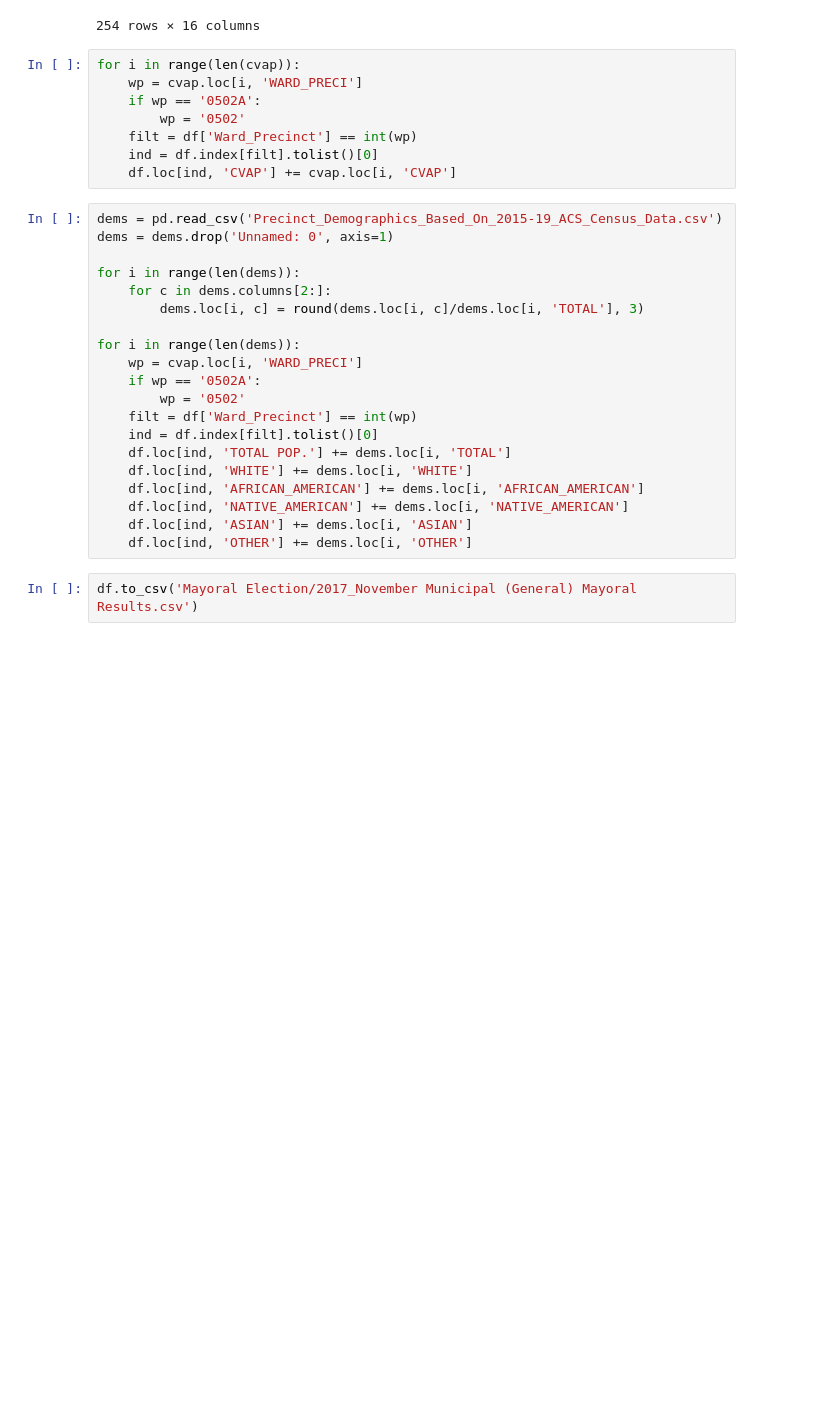
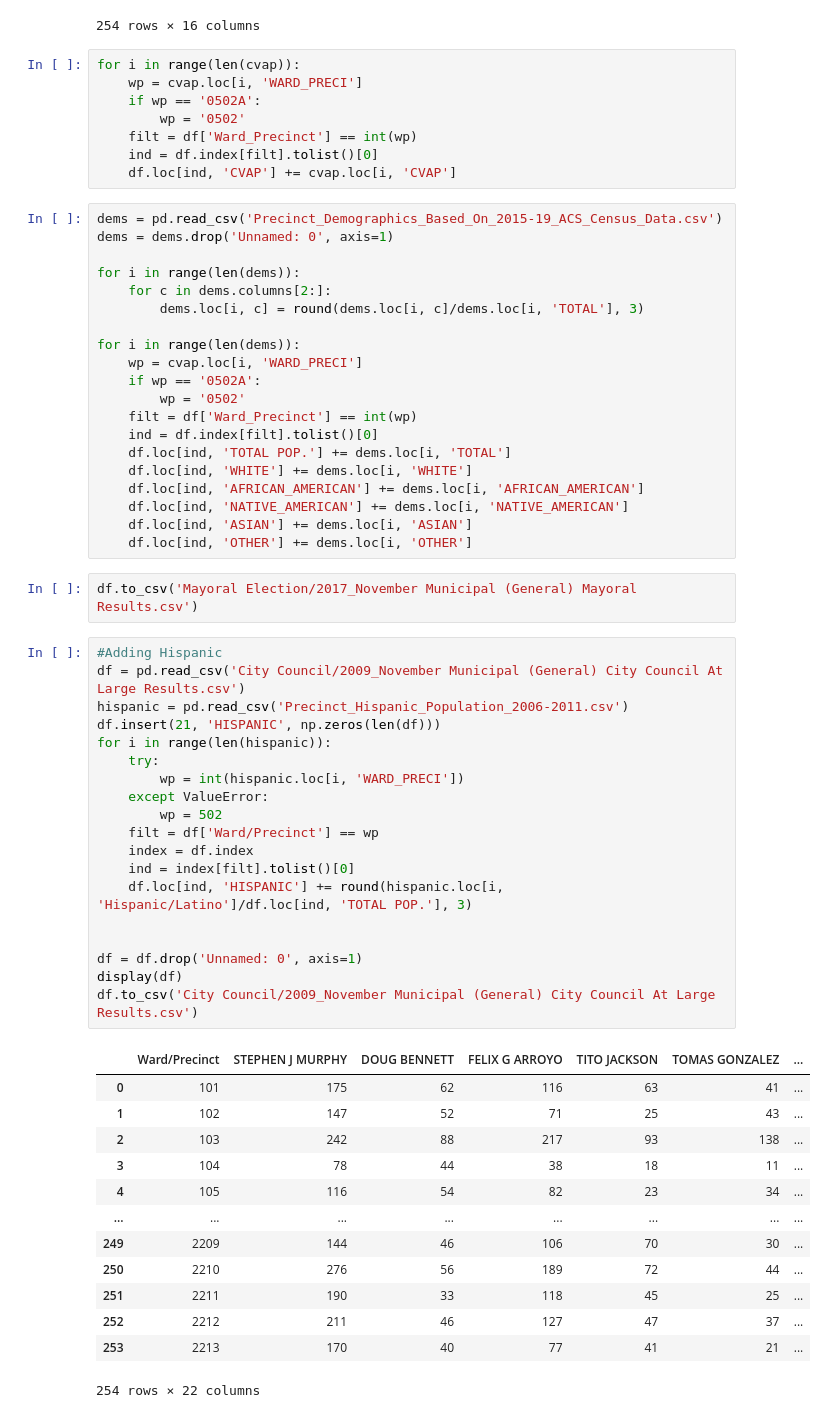
Before and after one commit to yagevlevi/BaystateBanner_Spark, a Jupyter notebook: Voting Patterns/Voting_Data_Clean_Up.ipynb, the cells around one changed output. Saved outputs shown, nothing was run; the diff lists cells and outputs as text; blank space fills up the shorter version.

```diff
--- a/Voting Patterns/Voting_Data_Clean_Up.ipynb
+++ b/Voting Patterns/Voting_Data_Clean_Up.ipynb
@@ -123,3 +123,36 @@ for i in range(len(dems)):
     df.loc[ind, 'OTHER'] += dems.loc[i, 'OTHER']
 # %%
 df.to_csv('Mayoral Election/2017_November Municipal (General) Mayoral Results.csv')
+# %%
+#Adding Hispanic
+df = pd.read_csv('City Council/2009_November Municipal (General) City Council At Large Results.csv')
+hispanic = pd.read_csv('Precinct_Hispanic_Population_2006-2011.csv')
+df.insert(21, 'HISPANIC', np.zeros(len(df)))
+for i in range(len(hispanic)):
+    try:
+        wp = int(hispanic.loc[i, 'WARD_PRECI'])
+    except ValueError:
+        wp = 502
+    filt = df['Ward/Precinct'] == wp
+    index = df.index
+    ind = index[filt].tolist()[0]
+    df.loc[ind, 'HISPANIC'] += round(hispanic.loc[i, 'Hispanic/Latino']/df.loc[ind, 'TOTAL POP.'], 3)
+
+
+df = df.drop('Unnamed: 0', axis=1)
+display(df)
+df.to_csv('City Council/2009_November Municipal (General) City Council At Large Results.csv')
+# %% [output]
+|  | Ward/Precinct | STEPHEN J MURPHY | DOUG BENNETT | FELIX G ARROYO | TITO JACKSON | TOMAS GONZALEZ | ... |
+| 0 | 101 | 175 | 62 | 116 | 63 | 41 | ... |
+| 1 | 102 | 147 | 52 | 71 | 25 | 43 | ... |
+| 2 | 103 | 242 | 88 | 217 | 93 | 138 | ... |
+| 3 | 104 | 78 | 44 | 38 | 18 | 11 | ... |
+| 4 | 105 | 116 | 54 | 82 | 23 | 34 | ... |
+| ... | ... | ... | ... | ... | ... | ... | ... |
+| 249 | 2209 | 144 | 46 | 106 | 70 | 30 | ... |
+| 250 | 2210 | 276 | 56 | 189 | 72 | 44 | ... |
+| 251 | 2211 | 190 | 33 | 118 | 45 | 25 | ... |
+| 252 | 2212 | 211 | 46 | 127 | 47 | 37 | ... |
+| 253 | 2213 | 170 | 40 | 77 | 41 | 21 | ... |
+254 rows × 22 columns
```
Also changed, not shown: parts of 2 cells of this notebook, 26 other files.
